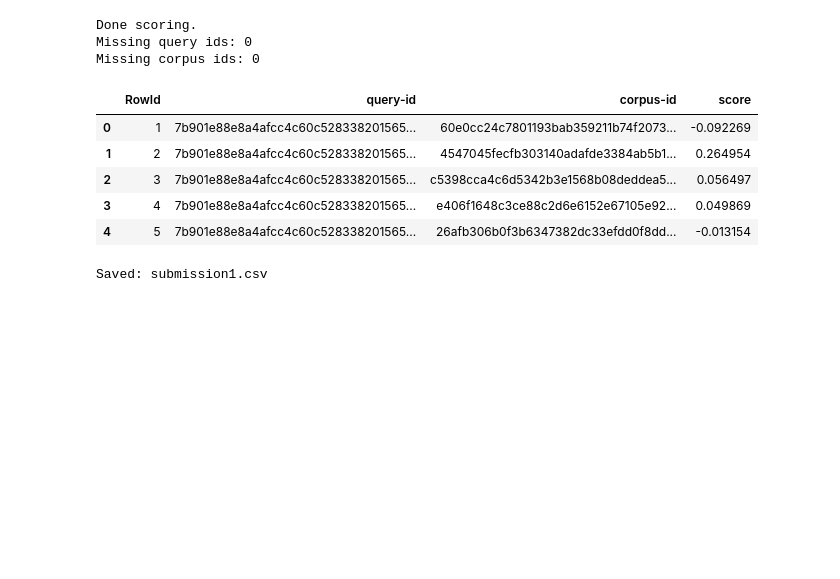
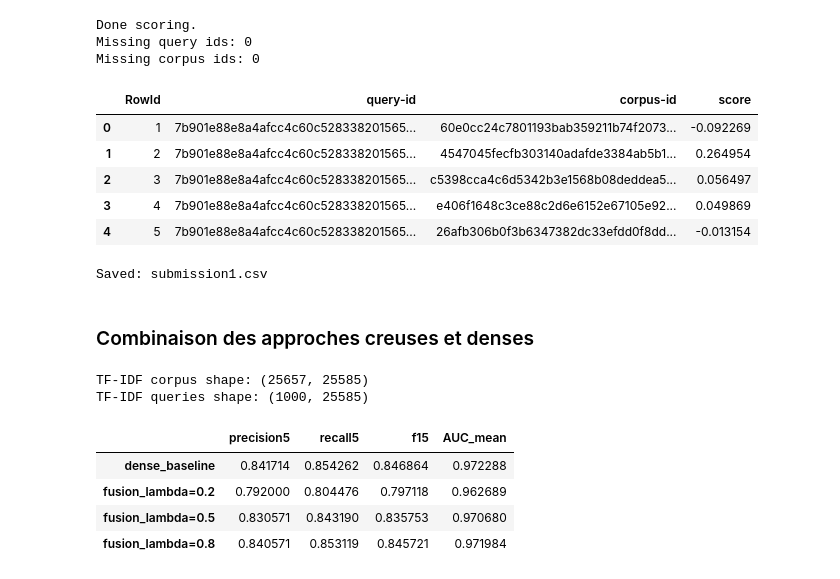
Before and after one commit to jsilvalavin/BE2, a Jupyter notebook: code.ipynb, the cells around one changed output. Drawn from its saved outputs; the diff is of its cells as text; code cells hidden in the pictures; blank space fills up the shorter version.

```diff
--- a/code.ipynb
+++ b/code.ipynb
@@ -1087,3 +1087,32 @@ submission_df.to_csv(OUT_PATH, index=False)
 print("Saved:", OUT_PATH)
 # %% [output]
 Saved: submission1.csv
+# %% [markdown]
+### Combinaison des approches creuses et denses
+# %%
+def build_doc_text(doc):
+    title = doc.get("title", "")
+    abstract = doc.get("abstract", "")
+    return (title or "") + " " + (abstract or "")
+
+corpus_ids = list(corpus.keys())
+corpus_texts = [build_doc_text(corpus[doc_id]) for doc_id in corpus_ids]
+
+query_ids = list(queries.keys())
+query_texts = [queries[q_id].get("text", "") for q_id in query_ids]
+
+tfidf_vectorizer = TfidfVectorizer(
+    stop_words="english",
+    max_df=0.95,
+    min_df=2,
+    ngram_range=(1, 2)
+)
+
+tfidf_corpus = tfidf_vectorizer.fit_transform(corpus_texts)
+tfidf_queries = tfidf_vectorizer.transform(query_texts)
+
+print("TF-IDF corpus shape:", tfidf_corpus.shape)
+print("TF-IDF queries shape:", tfidf_queries.shape)
+# %% [output]
+TF-IDF corpus shape: (25657, 25585)
+TF-IDF queries shape: (1000, 25585)
@@ -1089,0 +1182,26 @@ Saved: submission1.csv
+# %%
+baseline = evaluate_dense_search(
+    qrels, corpus_embeddings, query_embeddings, corpus_ids, query_ids, top_k=5
+)
+
+lambdas = [0.2, 0.5, 0.8]
+fusion_results = {"dense_baseline": baseline}
+
+for lamb in lambdas:
+    fusion_results[f"fusion_lambda={lamb}"] = evaluate_fusion_search(
+        qrels,
+        corpus_embeddings, query_embeddings,
+        corpus_ids, query_ids,
+        tfidf_corpus, tfidf_queries,
+        top_k=5,
+        lamb=lamb
+    )
+
+df_fusion = pd.DataFrame(fusion_results).T
+display(df_fusion)
+# %% [output]
+|  | precision5 | recall5 | f15 | AUC_mean |
+| dense_baseline | 0.841714 | 0.854262 | 0.846864 | 0.972288 |
+| fusion_lambda=0.2 | 0.792000 | 0.804476 | 0.797118 | 0.962689 |
+| fusion_lambda=0.5 | 0.830571 | 0.843190 | 0.835753 | 0.970680 |
+| fusion_lambda=0.8 | 0.840571 | 0.853119 | 0.845721 | 0.971984 |
```
Also changed, not shown: parts of 3 cells of this notebook, 1 other file.
